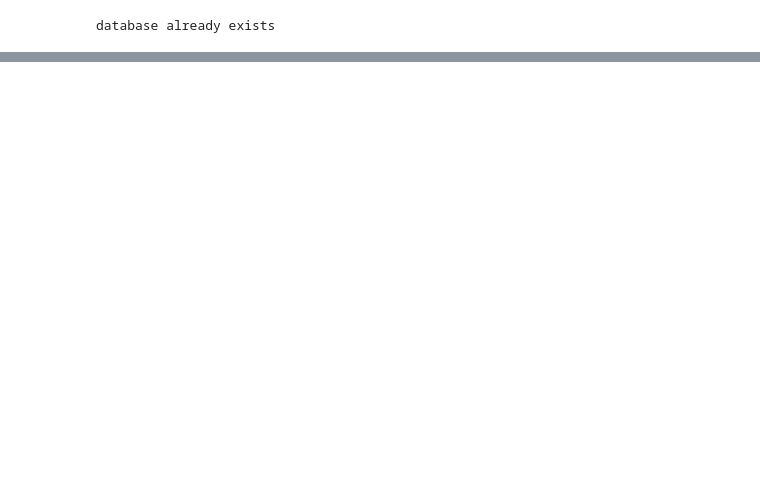
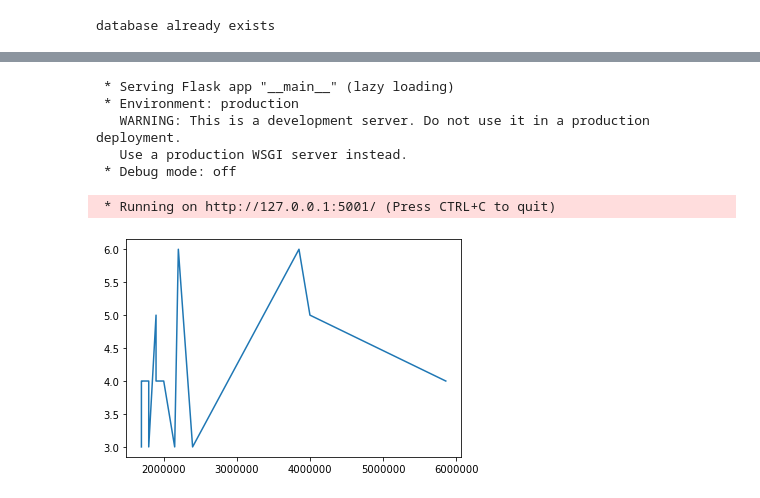
Before and after one commit to deniseramos/ex_aula4, a Jupyter notebook: Ex_Aula4.ipynb, the cells around one changed output, grey strips where cells are left out. Cells and saved outputs as stored; diff of their text form; code cells hidden in the pictures; blank space fills up the shorter version.

```diff
--- a/Ex_Aula4.ipynb
+++ b/Ex_Aula4.ipynb
@@ -114,0 +50,25 @@ app.run(port=5001)
+# %%
+@app.route("/maiorpreco", methods=['GET'])
+def maiorpreco():
+
+    query = "SELECT * FROM info_casas ORDER BY preco DESC LIMIT 15"
+
+    try:
+        df = pd.read_sql(query, con)
+
+        plt.plot(df['preco'], df['qte_quartos'])
+        plt.show()
+
+        return df.to_json(orient='records'), 200
+    except:
+        return "Não foi possível fazer SELECT na tabela.", 500
+
+app.run(port=5001)
+# %% [output]
+ * Serving Flask app "__main__" (lazy loading)
+ * Environment: production
+   WARNING: This is a development server. Do not use it in a production deployment.
+   Use a production WSGI server instead.
+ * Debug mode: off
+ * Running on http://127.0.0.1:5001/ (Press CTRL+C to quit)
+[figure, added]
```
Also changed, not shown: parts of 5 cells of this notebook.
